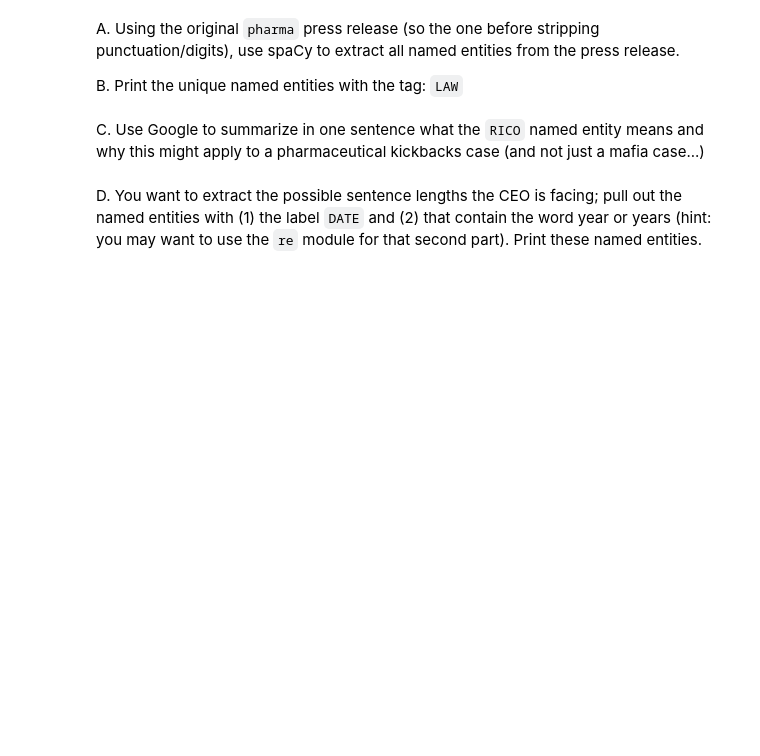
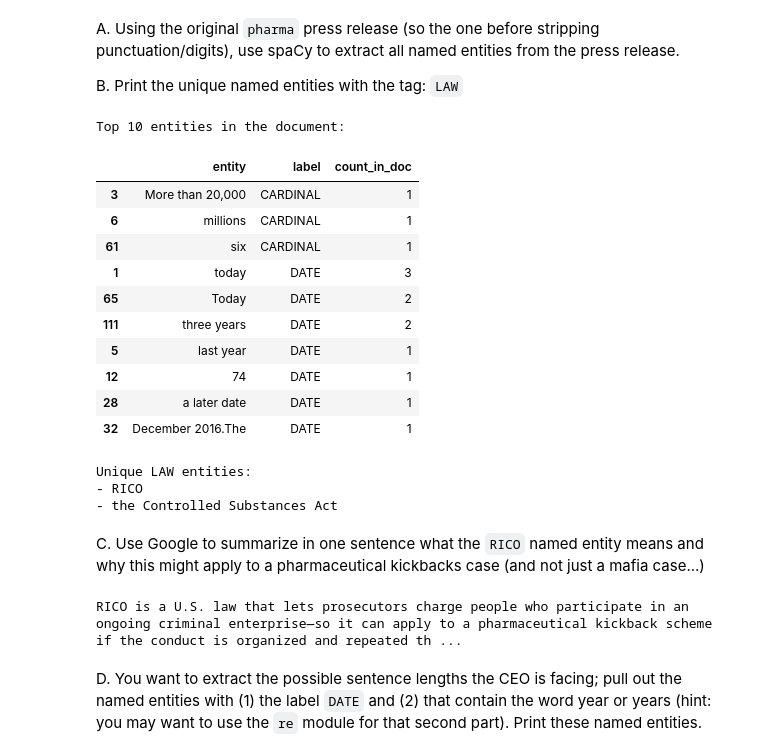
Before and after one commit to jchou27/qss20, a Jupyter notebook: problemsets/pset6/pset6_F006VHC.ipynb, the cells around one changed output. Drawn from its saved outputs; the diff is of its cells as text; code cells hidden in the pictures; blank space fills up the shorter version.

```diff
--- a/problemsets/pset6/pset6_F006VHC.ipynb
+++ b/problemsets/pset6/pset6_F006VHC.ipynb
@@ -175,2 +179,37 @@ B. Print the unique named entities with the tag: `LAW`
+# %%
+## your code here for part A
+pharma_text = pharma.iloc[0] if isinstance(pharma, pd.Series) else str(pharma)
+doc = nlp(pharma_text)
+
+ents = [(ent.text, ent.label_) for ent in doc.ents]
+ents_df = pd.DataFrame(ents, columns=["entity", "label"])
+ents_df["count_in_doc"] = ents_df.groupby("entity")["entity"].transform("count")
+ents_df = ents_df.drop_duplicates().sort_values(["label", "count_in_doc"], ascending=[True, False])
+
+print("Top 10 entities in the document:")
+ents_df.head(10)
+# %% [output]
+Top 10 entities in the document:
+|  | entity | label | count_in_doc |
+| 3 | More than 20,000 | CARDINAL | 1 |
+| 6 | millions | CARDINAL | 1 |
+| 61 | six | CARDINAL | 1 |
+| 1 | today | DATE | 3 |
+| 65 | Today | DATE | 2 |
+| 111 | three years | DATE | 2 |
+| 5 | last year | DATE | 1 |
+| 12 | 74 | DATE | 1 |
+| 28 | a later date | DATE | 1 |
+| 32 | December 2016.The | DATE | 1 |
+# %%
+## your code here for part B
+law_ents = sorted({ent.text for ent in doc.ents if ent.label_ == "LAW"})
+print("Unique LAW entities:")
+for e in law_ents:
+    print("-", e)
+# %% [output]
+Unique LAW entities:
+- RICO
+- the Controlled Substances Act
 # %% [markdown]
 C. Use Google to summarize in one sentence what the `RICO` named entity means and why this might apply to a pharmaceutical kickbacks case (and not just a mafia case...)
@@ -179,2 +216,9 @@ C. Use Google to summarize in one sentence what the `RICO` named entity means an
+# %%
+## your code here
+rico_summary = ("RICO is a U.S. law that lets prosecutors charge people who participate in an ongoing criminal enterprise—so it can apply to a pharmaceutical kickback scheme if the conduct is organized and repeated through a coordinated network, not just to mafia cases.")
+
+print(rico_summary)
+# %% [output]
+RICO is a U.S. law that lets prosecutors charge people who participate in an ongoing criminal enterprise—so it can apply to a pharmaceutical kickback scheme if the conduct is organized and repeated th ...
 # %% [markdown]
 D. You want to extract the possible sentence lengths the CEO is facing; pull out the named entities with (1) the label `DATE` and (2) that contain the word year or years (hint: you may want to use the `re` module for that second part). Print these named entities.
```
Also changed, not shown: parts of 10 cells of this notebook.
